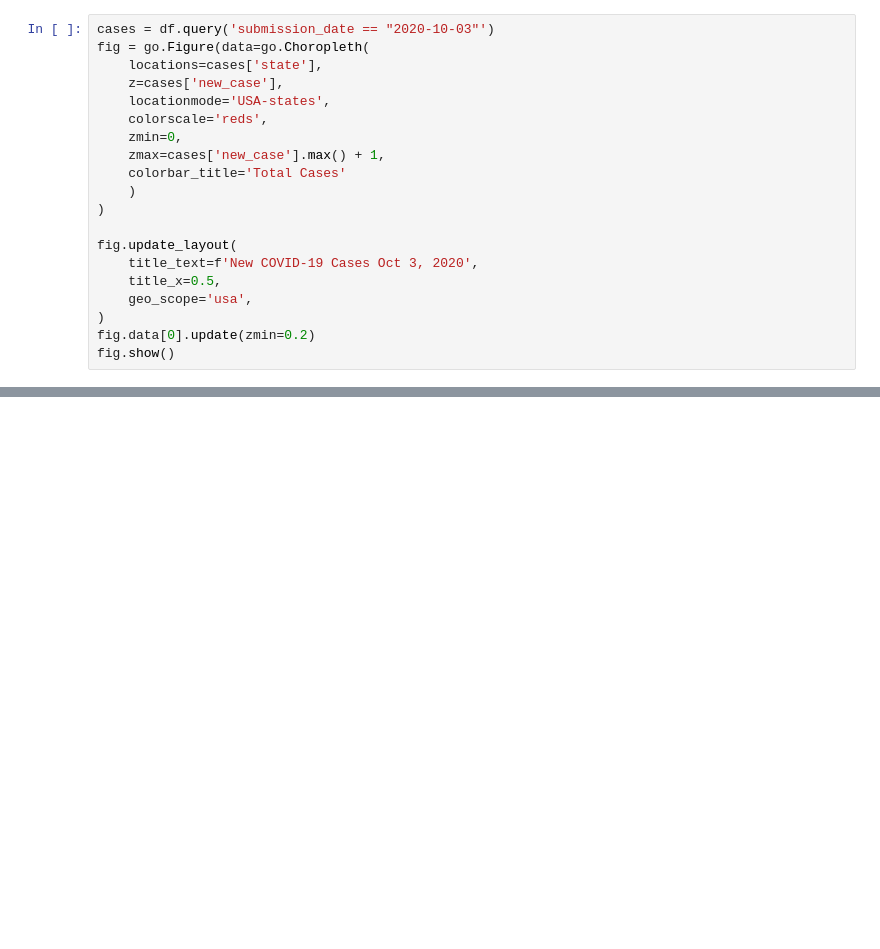
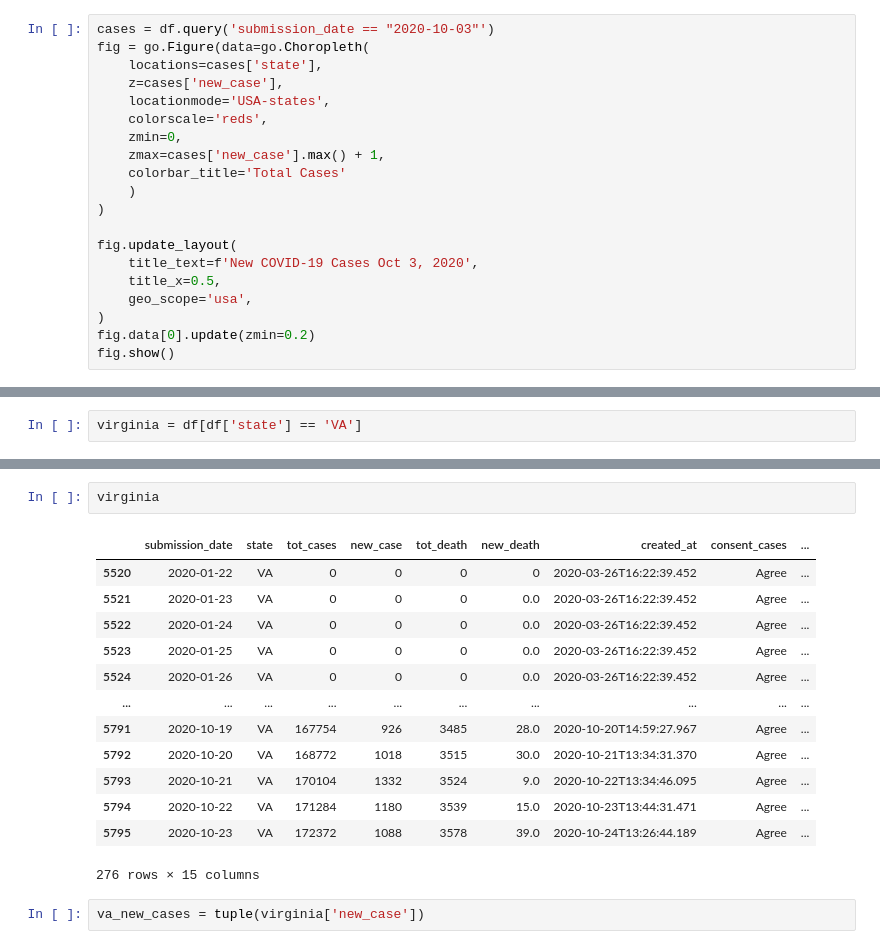
Before and after one commit to dcribb19/covid, a Jupyter notebook: covid_nb.ipynb, the cells around one changed output, grey strips where cells are left out. Saved outputs shown, nothing was run; the diff lists cells and outputs as text; blank space fills up the shorter version.

```diff
--- a/covid_nb.ipynb
+++ b/covid_nb.ipynb
@@ -350,0 +360,2 @@ df.query('submission_date == "2020-01-31"').sort_values('new_case', ascending=Fa
+# %%
+virginia = df[df['state'] == 'VA']
@@ -350,0 +370,18 @@ df.query('submission_date == "2020-01-31"').sort_values('new_case', ascending=Fa
+# %%
+virginia
+# %% [output]
+|  | submission_date | state | tot_cases | new_case | tot_death | new_death | created_at | consent_cases | ... |
+| 5520 | 2020-01-22 | VA | 0 | 0 | 0 | 0 | 2020-03-26T16:22:39.452 | Agree | ... |
+| 5521 | 2020-01-23 | VA | 0 | 0 | 0 | 0.0 | 2020-03-26T16:22:39.452 | Agree | ... |
+| 5522 | 2020-01-24 | VA | 0 | 0 | 0 | 0.0 | 2020-03-26T16:22:39.452 | Agree | ... |
+| 5523 | 2020-01-25 | VA | 0 | 0 | 0 | 0.0 | 2020-03-26T16:22:39.452 | Agree | ... |
+| 5524 | 2020-01-26 | VA | 0 | 0 | 0 | 0.0 | 2020-03-26T16:22:39.452 | Agree | ... |
+| ... | ... | ... | ... | ... | ... | ... | ... | ... | ... |
+| 5791 | 2020-10-19 | VA | 167754 | 926 | 3485 | 28.0 | 2020-10-20T14:59:27.967 | Agree | ... |
+| 5792 | 2020-10-20 | VA | 168772 | 1018 | 3515 | 30.0 | 2020-10-21T13:34:31.370 | Agree | ... |
+| 5793 | 2020-10-21 | VA | 170104 | 1332 | 3524 | 9.0 | 2020-10-22T13:34:46.095 | Agree | ... |
+| 5794 | 2020-10-22 | VA | 171284 | 1180 | 3539 | 15.0 | 2020-10-23T13:44:31.471 | Agree | ... |
+| 5795 | 2020-10-23 | VA | 172372 | 1088 | 3578 | 39.0 | 2020-10-24T13:26:44.189 | Agree | ... |
+276 rows × 15 columns
+# %%
+va_new_cases = tuple(virginia['new_case'])
```
Also changed, not shown: parts of 36 cells of this notebook, 11 other files.
